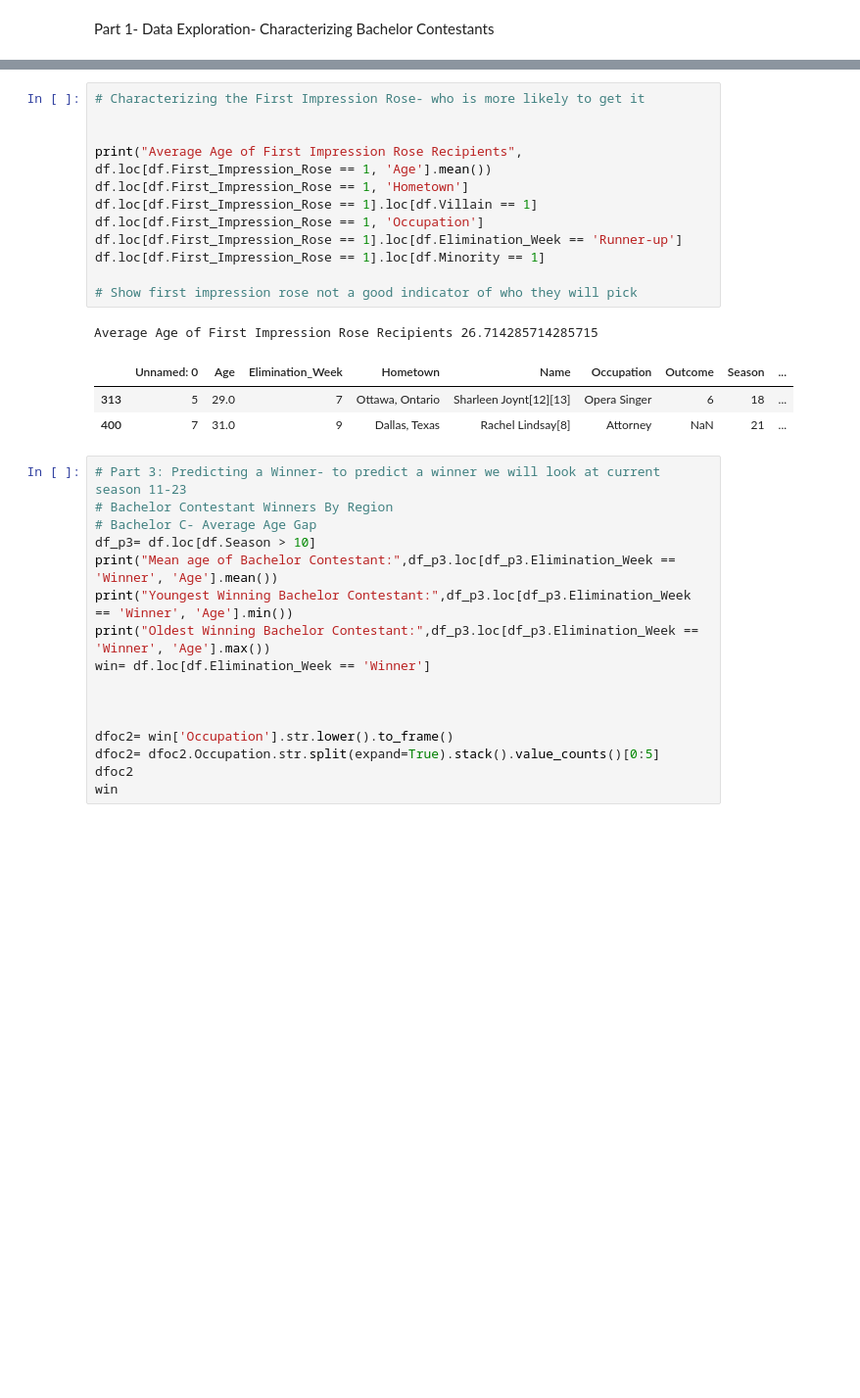
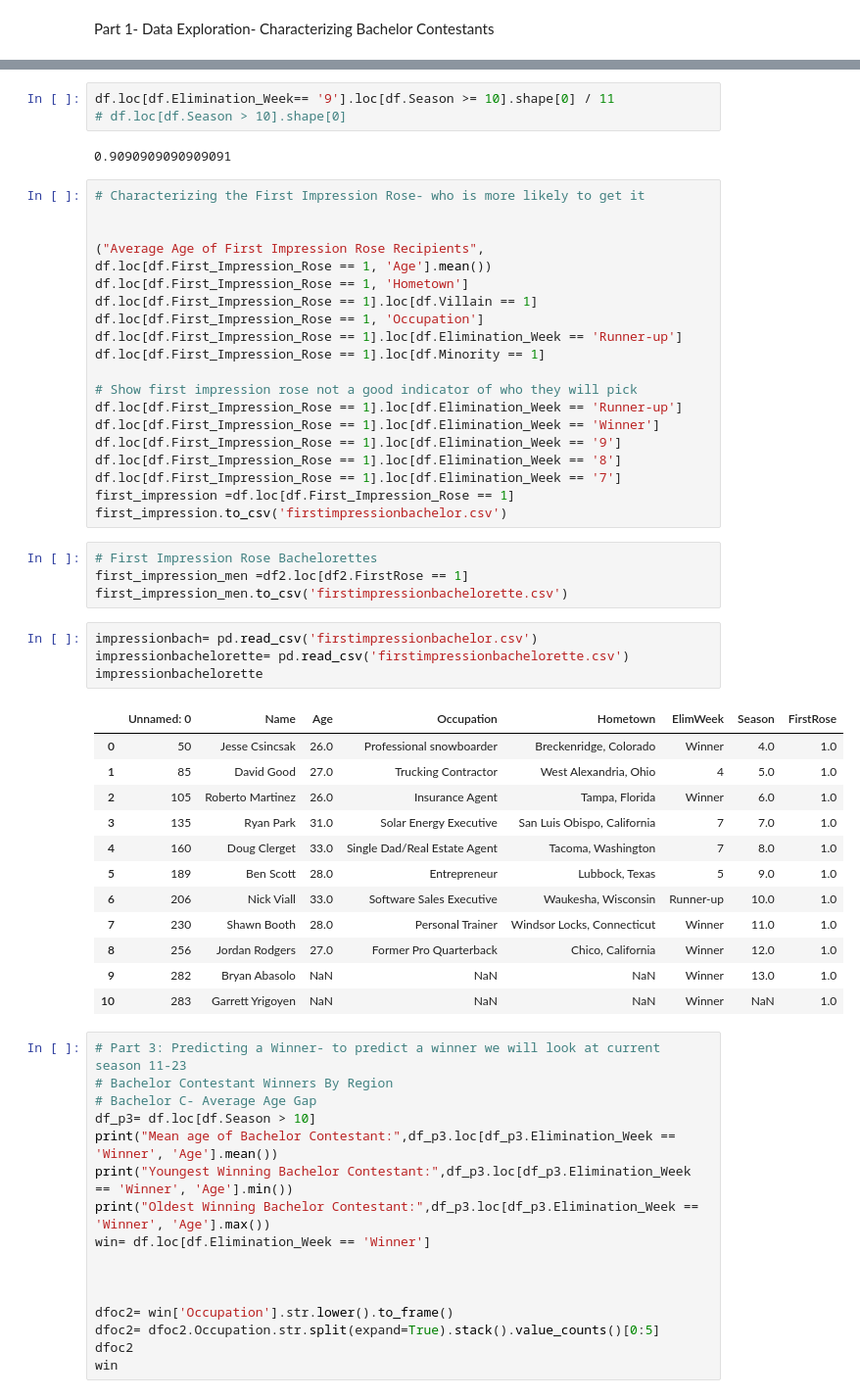
Before and after one commit to ajkeamy/Visualizations-Using-The-Bachelor, a Jupyter notebook: Analysis.ipynb, the cells around one changed output, grey strips where cells are left out. Shown at 98% size. Cells and saved outputs as stored; diff of their text form; blank space fills up the shorter version.

```diff
--- a/Analysis.ipynb
+++ b/Analysis.ipynb
@@ -148,8 +123,13 @@ sns.violinplot(x='Elimination_Week', y='Age', data=df, hue='Minority')
+# %%
+df.loc[df.Elimination_Week== '9'].loc[df.Season >= 10].shape[0] / 11
+# df.loc[df.Season > 10].shape[0]
+# %% [output]
+0.9090909090909091
 # %%
 # Characterizing the First Impression Rose- who is more likely to get it
 
 
-print("Average Age of First Impression Rose Recipients", df.loc[df.First_Impression_Rose == 1, 'Age'].mean())
+("Average Age of First Impression Rose Recipients", df.loc[df.First_Impression_Rose == 1, 'Age'].mean())
 df.loc[df.First_Impression_Rose == 1, 'Hometown']
 df.loc[df.First_Impression_Rose == 1].loc[df.Villain == 1]
 df.loc[df.First_Impression_Rose == 1, 'Occupation']
@@ -157,11 +137,34 @@ df.loc[df.First_Impression_Rose == 1].loc[df.Elimination_Week == 'Runner-up']
 df.loc[df.First_Impression_Rose == 1].loc[df.Minority == 1]
 
 # Show first impression rose not a good indicator of who they will pick
+df.loc[df.First_Impression_Rose == 1].loc[df.Elimination_Week == 'Runner-up']
+df.loc[df.First_Impression_Rose == 1].loc[df.Elimination_Week == 'Winner']
+df.loc[df.First_Impression_Rose == 1].loc[df.Elimination_Week == '9']
+df.loc[df.First_Impression_Rose == 1].loc[df.Elimination_Week == '8']
+df.loc[df.First_Impression_Rose == 1].loc[df.Elimination_Week == '7']
+first_impression =df.loc[df.First_Impression_Rose == 1]
+first_impression.to_csv('firstimpressionbachelor.csv')
-# %% [output]
-Average Age of First Impression Rose Recipients 26.714285714285715
-|  | Unnamed: 0 | Age | Elimination_Week | Hometown | Name | Occupation | Outcome | Season | ... |
-| 313 | 5 | 29.0 | 7 | Ottawa, Ontario | Sharleen Joynt[12][13] | Opera Singer | 6 | 18 | ... |
-| 400 | 7 | 31.0 | 9 | Dallas, Texas | Rachel Lindsay[8] | Attorney | NaN | 21 | ... |
+# %%
+# First Impression Rose Bachelorettes
+first_impression_men =df2.loc[df2.FirstRose == 1]
+first_impression_men.to_csv('firstimpressionbachelorette.csv')
+# %%
+impressionbach= pd.read_csv('firstimpressionbachelor.csv')
+impressionbachelorette= pd.read_csv('firstimpressionbachelorette.csv')
+impressionbachelorette
+# %% [output]
+|  | Unnamed: 0 | Name | Age | Occupation | Hometown | ElimWeek | Season | FirstRose |
+| 0 | 50 | Jesse Csincsak | 26.0 | Professional snowboarder | Breckenridge, Colorado | Winner | 4.0 | 1.0 |
+| 1 | 85 | David Good | 27.0 | Trucking Contractor | West Alexandria, Ohio | 4 | 5.0 | 1.0 |
+| 2 | 105 | Roberto Martinez | 26.0 | Insurance Agent | Tampa, Florida | Winner | 6.0 | 1.0 |
+| 3 | 135 | Ryan Park | 31.0 | Solar Energy Executive | San Luis Obispo, California | 7 | 7.0 | 1.0 |
+| 4 | 160 | Doug Clerget | 33.0 | Single Dad/Real Estate Agent | Tacoma, Washington | 7 | 8.0 | 1.0 |
+| 5 | 189 | Ben Scott | 28.0 | Entrepreneur | Lubbock, Texas | 5 | 9.0 | 1.0 |
+| 6 | 206 | Nick Viall | 33.0 | Software Sales Executive | Waukesha, Wisconsin | Runner-up | 10.0 | 1.0 |
+| 7 | 230 | Shawn Booth | 28.0 | Personal Trainer | Windsor Locks, Connecticut | Winner | 11.0 | 1.0 |
+| 8 | 256 | Jordan Rodgers | 27.0 | Former Pro Quarterback | Chico, California | Winner | 12.0 | 1.0 |
+| 9 | 282 | Bryan Abasolo | NaN | NaN | NaN | Winner | 13.0 | 1.0 |
+| 10 | 283 | Garrett Yrigoyen | NaN | NaN | NaN | Winner | NaN | 1.0 |
 # %%
 # Part 3: Predicting a Winner- to predict a winner we will look at current season 11-23
 # Bachelor Contestant Winners By Region
```
Also changed, not shown: parts of 15 cells of this notebook, 2 other files.
